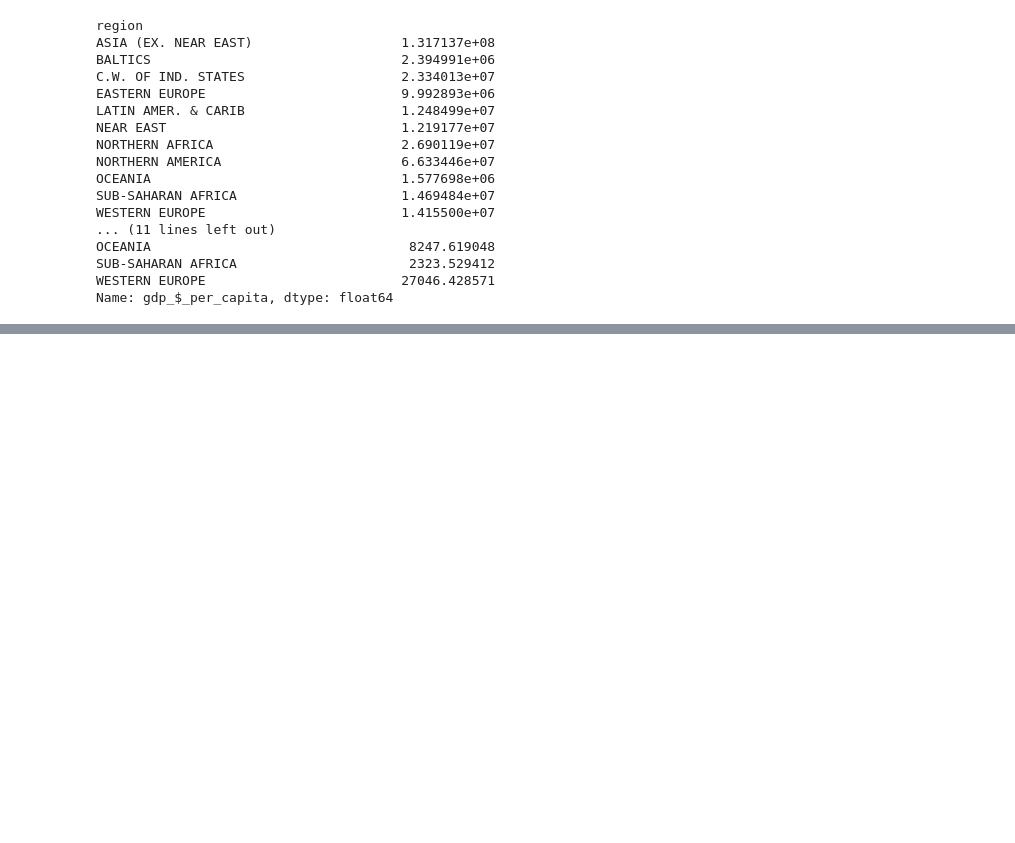
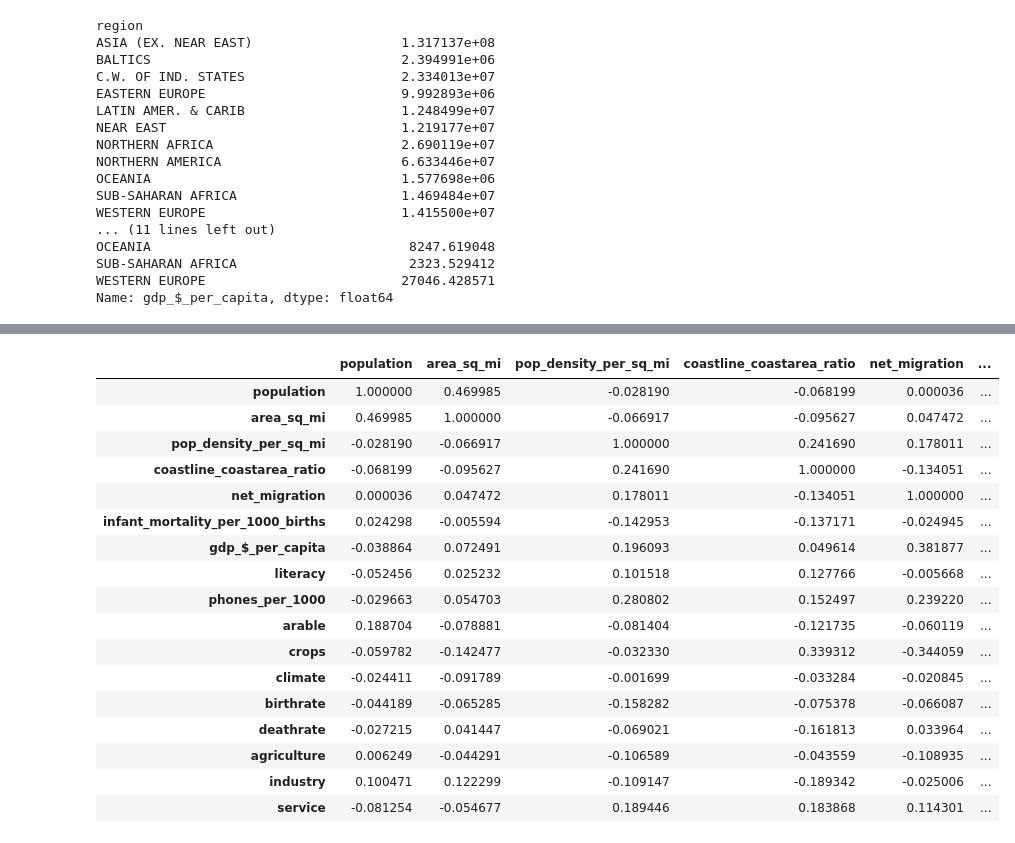
Before and after one commit to Rishiraj-singh7/Countries-of-the-world, a Jupyter notebook: main.ipynb, the cells around one changed output, grey strips where cells are left out. Cells and saved outputs as stored; diff of their text form; code cells hidden in the pictures; blank space fills up the shorter version.

```diff
--- a/main.ipynb
+++ b/main.ipynb
@@ -328,0 +398,21 @@ Name: gdp_$_per_capita, dtype: float64
+# %%
+world.corr()
+# %% [output]
+|  | population | area_sq_mi | pop_density_per_sq_mi | coastline_coastarea_ratio | net_migration | ... |
+| population | 1.000000 | 0.469985 | -0.028190 | -0.068199 | 0.000036 | ... |
+| area_sq_mi | 0.469985 | 1.000000 | -0.066917 | -0.095627 | 0.047472 | ... |
+| pop_density_per_sq_mi | -0.028190 | -0.066917 | 1.000000 | 0.241690 | 0.178011 | ... |
+| coastline_coastarea_ratio | -0.068199 | -0.095627 | 0.241690 | 1.000000 | -0.134051 | ... |
+| net_migration | 0.000036 | 0.047472 | 0.178011 | -0.134051 | 1.000000 | ... |
+| infant_mortality_per_1000_births | 0.024298 | -0.005594 | -0.142953 | -0.137171 | -0.024945 | ... |
+| gdp_$_per_capita | -0.038864 | 0.072491 | 0.196093 | 0.049614 | 0.381877 | ... |
+| literacy | -0.052456 | 0.025232 | 0.101518 | 0.127766 | -0.005668 | ... |
+| phones_per_1000 | -0.029663 | 0.054703 | 0.280802 | 0.152497 | 0.239220 | ... |
+| arable | 0.188704 | -0.078881 | -0.081404 | -0.121735 | -0.060119 | ... |
+| crops | -0.059782 | -0.142477 | -0.032330 | 0.339312 | -0.344059 | ... |
+| climate | -0.024411 | -0.091789 | -0.001699 | -0.033284 | -0.020845 | ... |
+| birthrate | -0.044189 | -0.065285 | -0.158282 | -0.075378 | -0.066087 | ... |
+| deathrate | -0.027215 | 0.041447 | -0.069021 | -0.161813 | 0.033964 | ... |
+| agriculture | 0.006249 | -0.044291 | -0.106589 | -0.043559 | -0.108935 | ... |
+| industry | 0.100471 | 0.122299 | -0.109147 | -0.189342 | -0.025006 | ... |
+| service | -0.081254 | -0.054677 | 0.189446 | 0.183868 | 0.114301 | ... |
```
Also changed, not shown: parts of 11 cells of this notebook.
